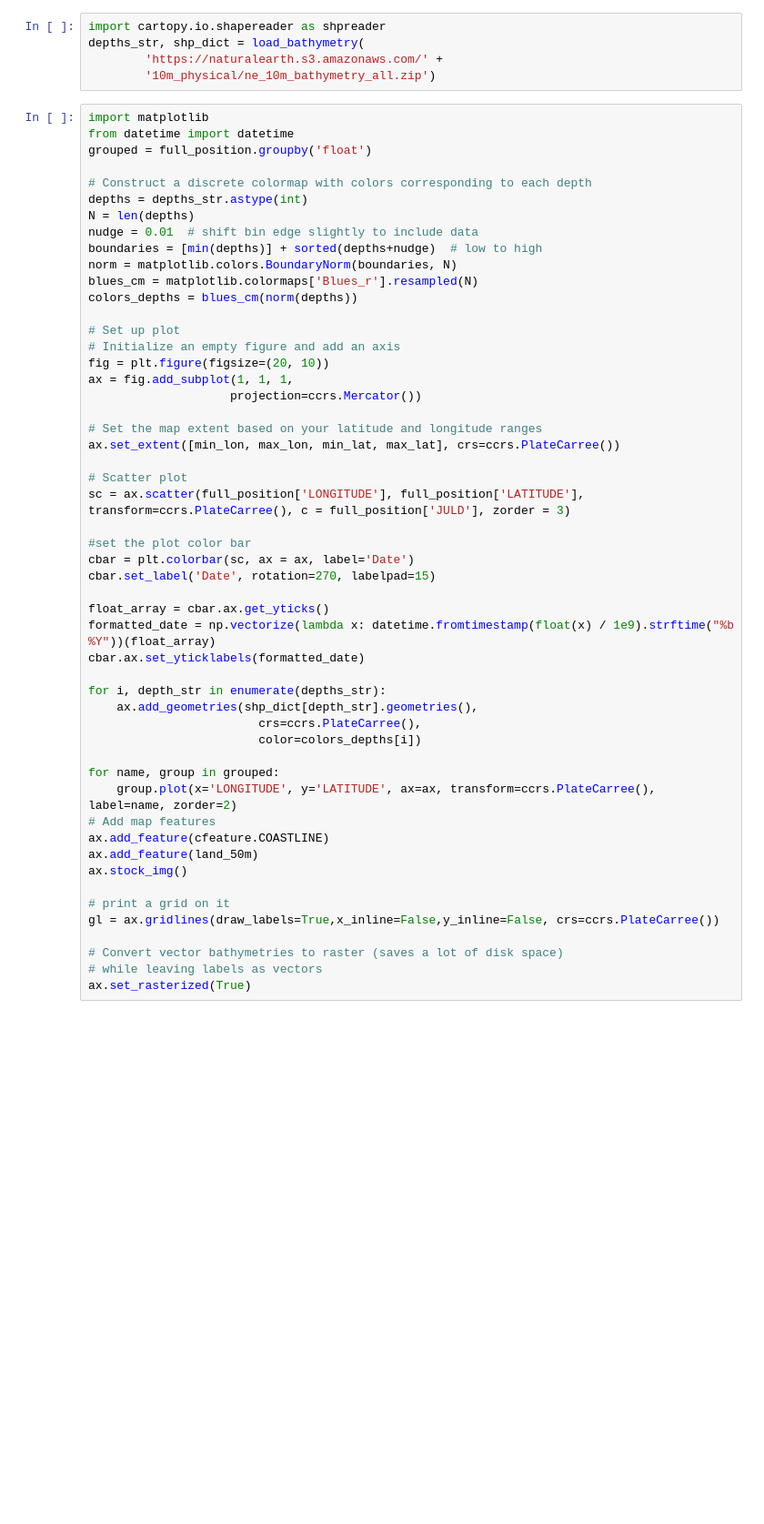
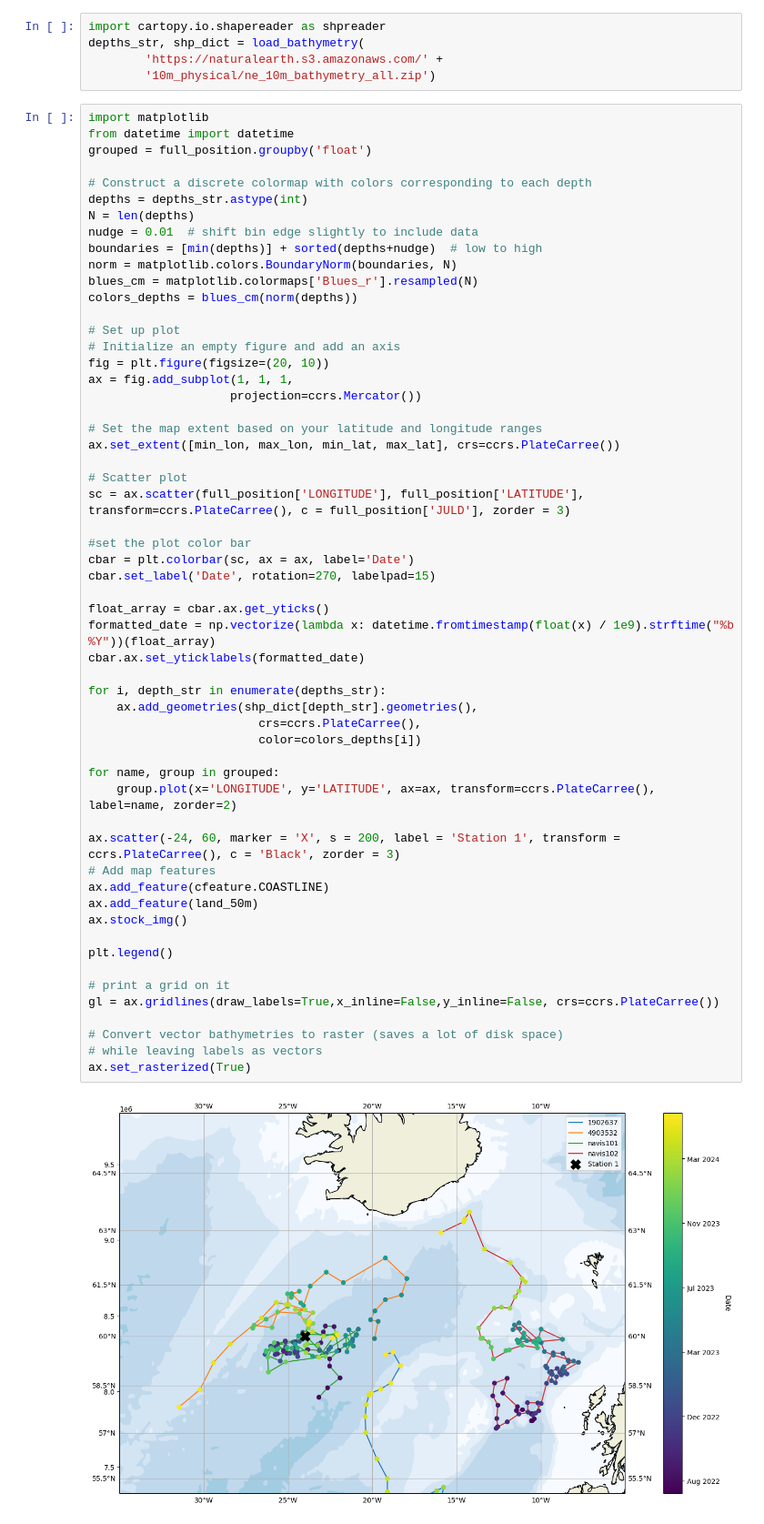
Before and after one commit to NOC-OBG-Autonomy/biocarbon_nrt_data_viz, a Jupyter notebook: Python_notebooks/navis_float_process.ipynb, the cells around one changed output. Shown at 91% size. Cells and saved outputs as stored; diff of their text form; blank space fills up the shorter version.

```diff
--- a/Python_notebooks/navis_float_process.ipynb
+++ b/Python_notebooks/navis_float_process.ipynb
@@ -212,30 +208,36 @@ ax.set_extent([min_lon, max_lon, min_lat, max_lat], crs=ccrs.PlateCarree())
 
 # Scatter plot
 sc = ax.scatter(full_position['LONGITUDE'], full_position['LATITUDE'], transform=ccrs.PlateCarree(), c = full_position['JULD'], zorder = 3)
 
 #set the plot color bar
 cbar = plt.colorbar(sc, ax = ax, label='Date')
 cbar.set_label('Date', rotation=270, labelpad=15)
 
 float_array = cbar.ax.get_yticks()
 formatted_date = np.vectorize(lambda x: datetime.fromtimestamp(float(x) / 1e9).strftime("%b %Y"))(float_array)
 cbar.ax.set_yticklabels(formatted_date)
 
 for i, depth_str in enumerate(depths_str):
     ax.add_geometries(shp_dict[depth_str].geometries(),
                         crs=ccrs.PlateCarree(),
                         color=colors_depths[i])
 
 for name, group in grouped:
     group.plot(x='LONGITUDE', y='LATITUDE', ax=ax, transform=ccrs.PlateCarree(), label=name, zorder=2)
+
+ax.scatter(-24, 60, marker = 'X', s = 200, label = 'Station 1', transform = ccrs.PlateCarree(), c = 'Black', zorder = 3)
 # Add map features
 ax.add_feature(cfeature.COASTLINE)
 ax.add_feature(land_50m)
 ax.stock_img()
+
+plt.legend()
 
 # print a grid on it
 gl = ax.gridlines(draw_labels=True,x_inline=False,y_inline=False, crs=ccrs.PlateCarree())
 
 # Convert vector bathymetries to raster (saves a lot of disk space)
 # while leaving labels as vectors
 ax.set_rasterized(True)
+# %% [output]
+[figure, added]
```
Also changed, not shown: parts of 1 cell of this notebook, 9 other files.
